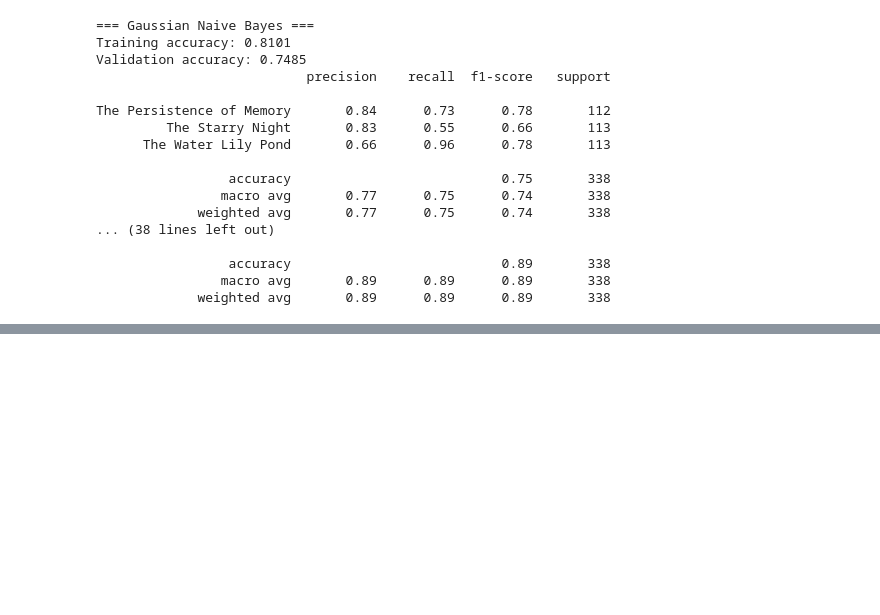
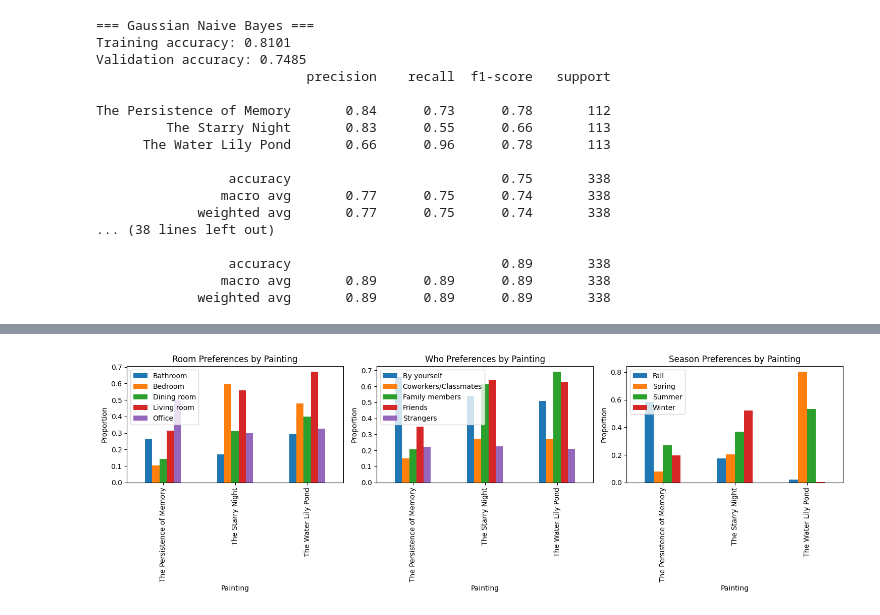
Before and after one commit to EthanT256/Machine-Learning-Challenge, a Jupyter notebook: multi model training/MLC_Model_Training.ipynb, the cells around one changed output, grey strips where cells are left out. Cells and saved outputs as stored; diff of their text form; code cells hidden in the pictures; blank space fills up the shorter version.

```diff
--- a/multi model training/MLC_Model_Training.ipynb
+++ b/multi model training/MLC_Model_Training.ipynb
@@ -248,0 +333,19 @@ The Persistence of Memory       0.84      0.73      0.78       112
+# %%
+multi_cols = {
+    'room': room_categories,
+    'who': who_categories,
+    'season': season_categories
+}
+fig, axes = plt.subplots(1, 3, figsize=(15, 5))
+for i, (name, cats) in enumerate(multi_cols.items()):
+    data = []
+    for cat in cats:
+        col = f'{name}_{cat}'
+        data.append(df.groupby('Painting')[col].mean())
+    pd.DataFrame(data, index=cats).T.plot(kind='bar', ax=axes[i])
+    axes[i].set_title(f'{name.capitalize()} Preferences by Painting')
+    axes[i].set_ylabel('Proportion')
+plt.tight_layout()
+plt.show()
+# %% [output]
+[figure, added]
```
Also changed, not shown: parts of 5 cells of this notebook.
